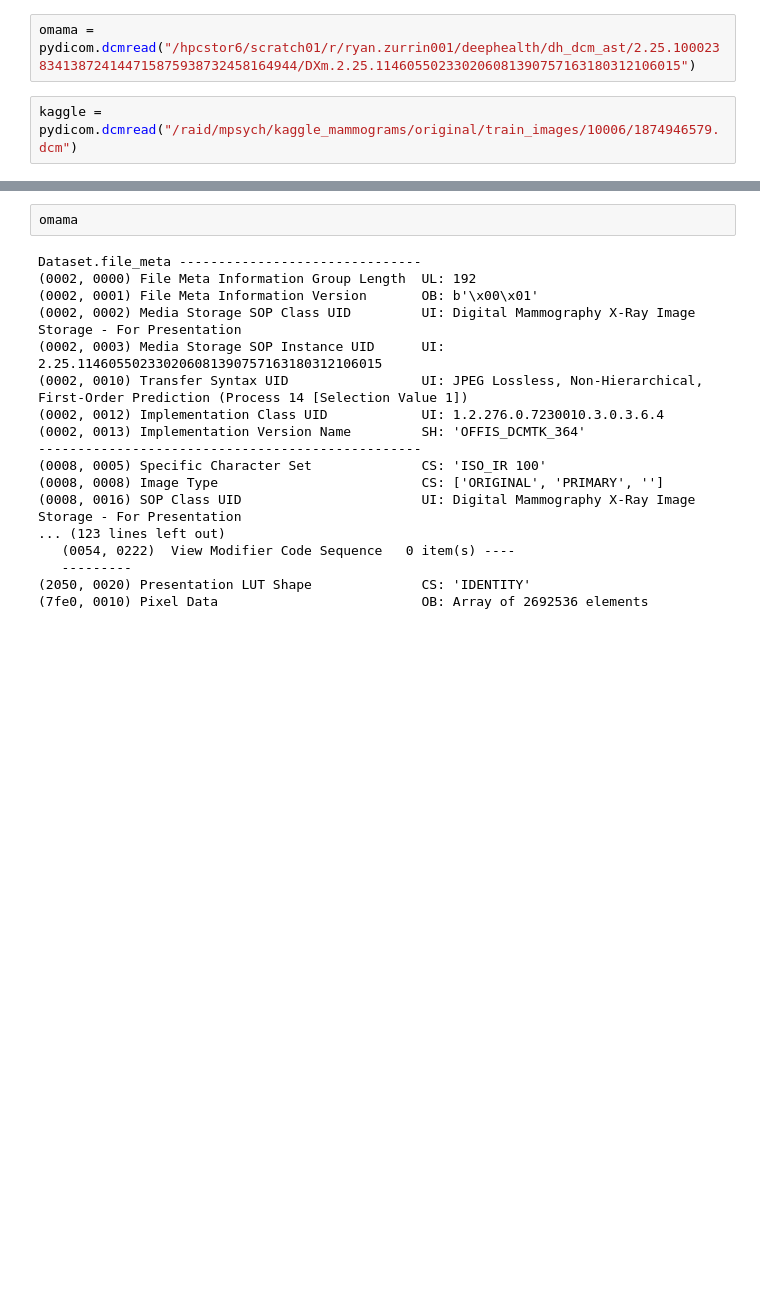
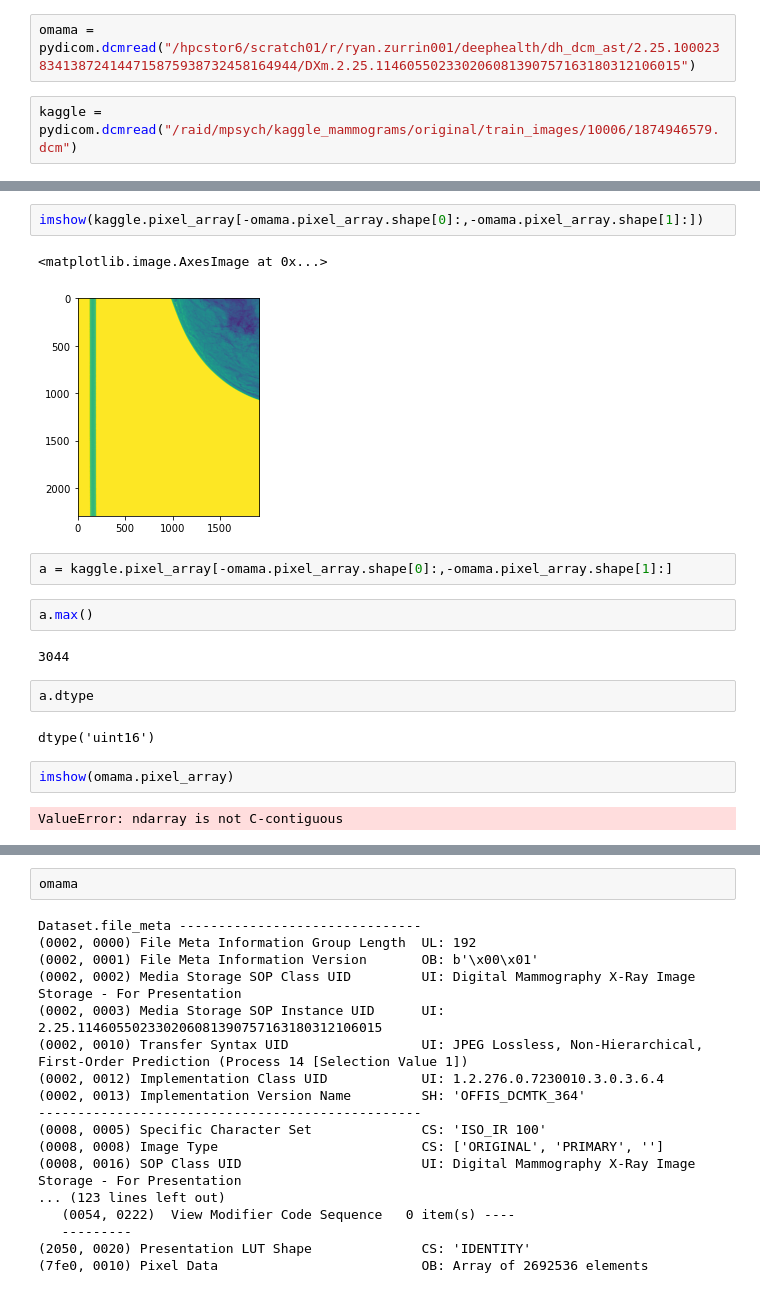
Before and after one commit to RyanZurrin/gp2, a Jupyter notebook: _EXPERIMENTS/KAGGLE/COPYING_OMAMA_TO_KAGGLE.ipynb, the cells around one changed output, grey strips where cells are left out. Cells and saved outputs as stored; diff of their text form; blank space fills up the shorter version.

```diff
--- a/_EXPERIMENTS/KAGGLE/COPYING_OMAMA_TO_KAGGLE.ipynb
+++ b/_EXPERIMENTS/KAGGLE/COPYING_OMAMA_TO_KAGGLE.ipynb
@@ -15,0 +59,19 @@ kaggle = pydicom.dcmread("/raid/mpsych/kaggle_mammograms/original/train_images/1
+# %%
+imshow(kaggle.pixel_array[-omama.pixel_array.shape[0]:,-omama.pixel_array.shape[1]:])
+# %% [output]
+<matplotlib.image.AxesImage at 0x...>
+[figure, added]
+# %%
+a = kaggle.pixel_array[-omama.pixel_array.shape[0]:,-omama.pixel_array.shape[1]:]
+# %%
+a.max()
+# %% [output]
+3044
+# %%
+a.dtype
+# %% [output]
+dtype('uint16')
+# %%
+imshow(omama.pixel_array)
+# %% [output]
+ValueError: ndarray is not C-contiguous
```
Also changed, not shown: parts of 12 cells of this notebook, 6 other files.
